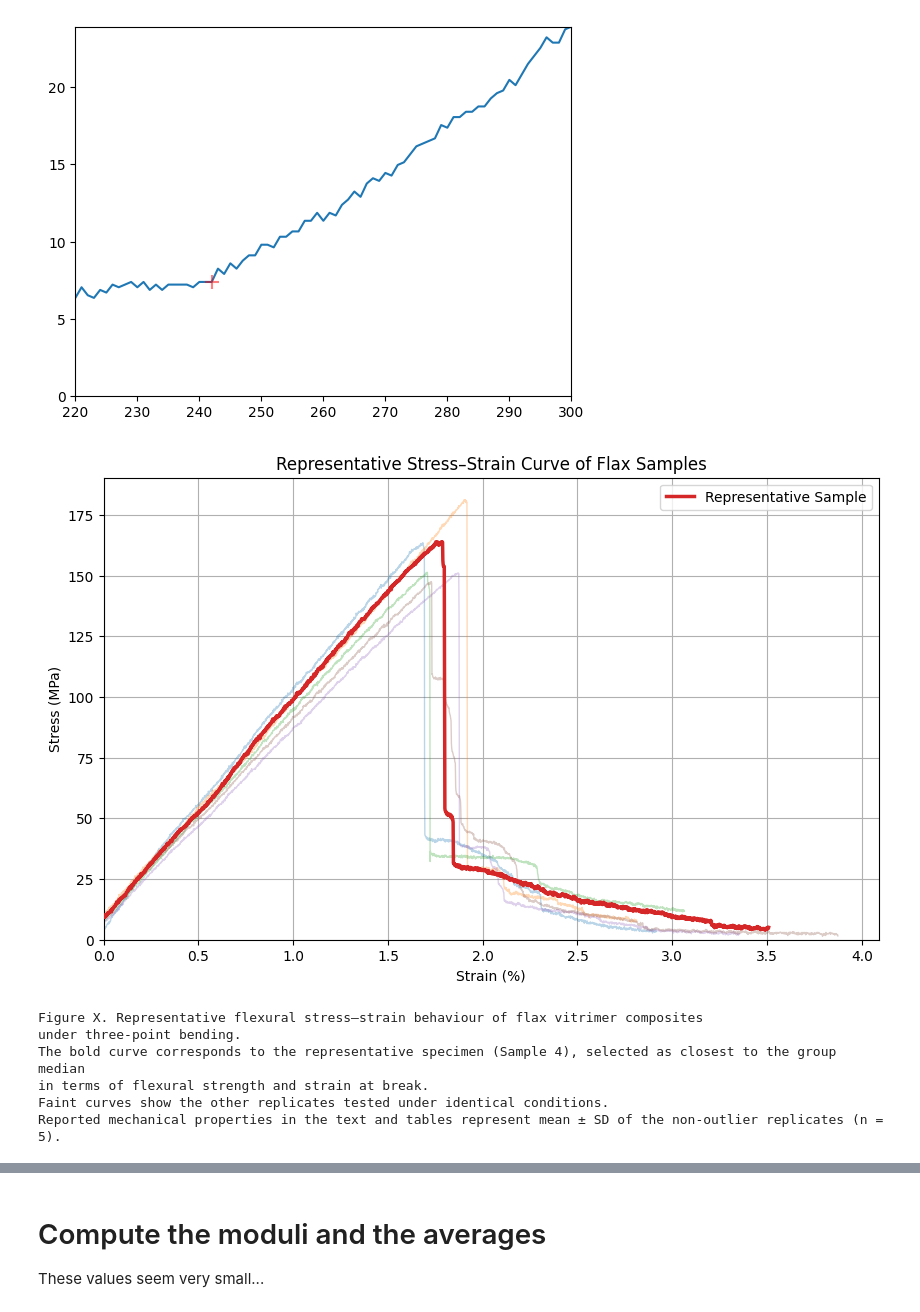
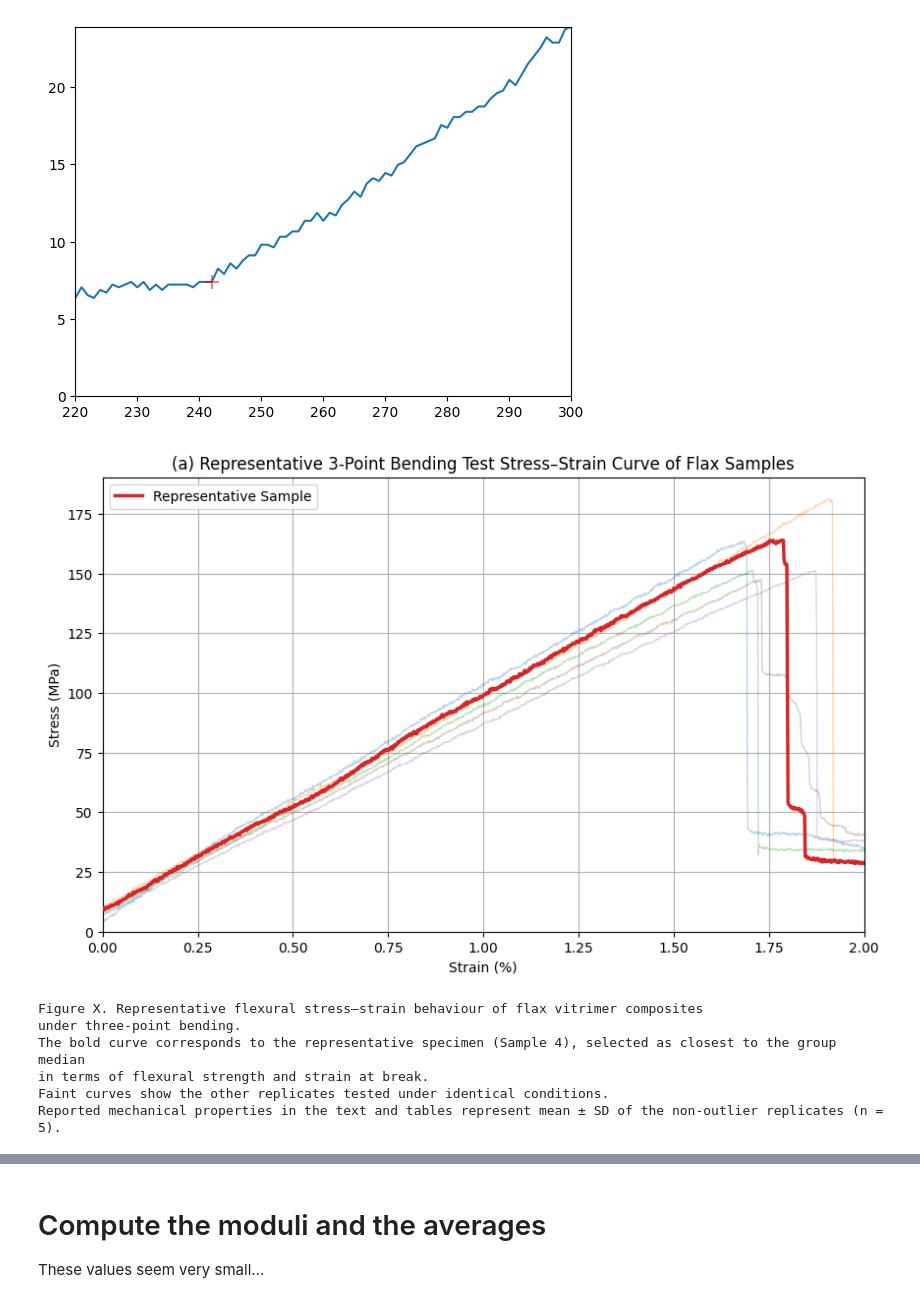
Before and after one commit to HamRMac/CompositeTensileTests, a Jupyter notebook: DataPlotting.ipynb, the cells around one changed output, grey strips where cells are left out. Drawn from its saved outputs; the diff is of its cells as text; code cells hidden in the pictures.

```diff
--- a/DataPlotting.ipynb
+++ b/DataPlotting.ipynb
@@ -713,6 +729,7 @@ else:
     ax.minorticks_on()
     ax.legend()
     ax.grid(True)
+    ax.set_xlim(right=2)
     plt.show()
 # %% [output]
 CSV files in the folder:
@@ -1040,33 +1057,33 @@ ax1.set_ylim(bottom=0, top=stress_series.iloc[mx])
 # %%
 fig, ax = plt.subplots(figsize=(10, 6))
 
 for sample in all_bend_samples_flax:
     if sample.internal_name == '4':
         # Representative curve: bold and labelled
         c = sample.plot_stress_strain(ax_supplied=ax, label="Representative Sample")
         c.set(alpha=1.0, linewidth=2.5, zorder=3)
     else:
         # Other samples: faint in background
         c = sample.plot_stress_strain(ax_supplied=ax, label="_nolegend_")
         c.set(alpha=0.3, linewidth=1.0, zorder=2)
 
-ax.set_title("Representative Stress–Strain Curve of Flax Samples")
+ax.set_title("(a) Representative 3-Point Bending Test Stress–Strain Curve of Flax Samples")
 ax.set_xlabel("Strain (%)")
 ax.set_ylabel("Stress (MPa)")
-ax.set_xlim(left=0)
+ax.set_xlim(left=0, right = 2)
 ax.set_ylim(bottom=0)
 ax.legend()
 ax.grid(True)
 
 plt.show()
 print("""Figure X. Representative flexural stress–strain behaviour of flax vitrimer composites
 under three-point bending.
 The bold curve corresponds to the representative specimen (Sample 4), selected as closest to the group median
 in terms of flexural strength and strain at break.
 Faint curves show the other replicates tested under identical conditions.
 Reported mechanical properties in the text and tables represent mean ± SD of the non-outlier replicates (n = 5).""")
 # %% [output]
-[figure, old version]
+[figure, new version]
 Figure X. Representative flexural stress–strain behaviour of flax vitrimer composites
 under three-point bending.
 The bold curve corresponds to the representative specimen (Sample 4), selected as closest to the group median
```
Also changed, not shown: parts of 6 cells of this notebook.
